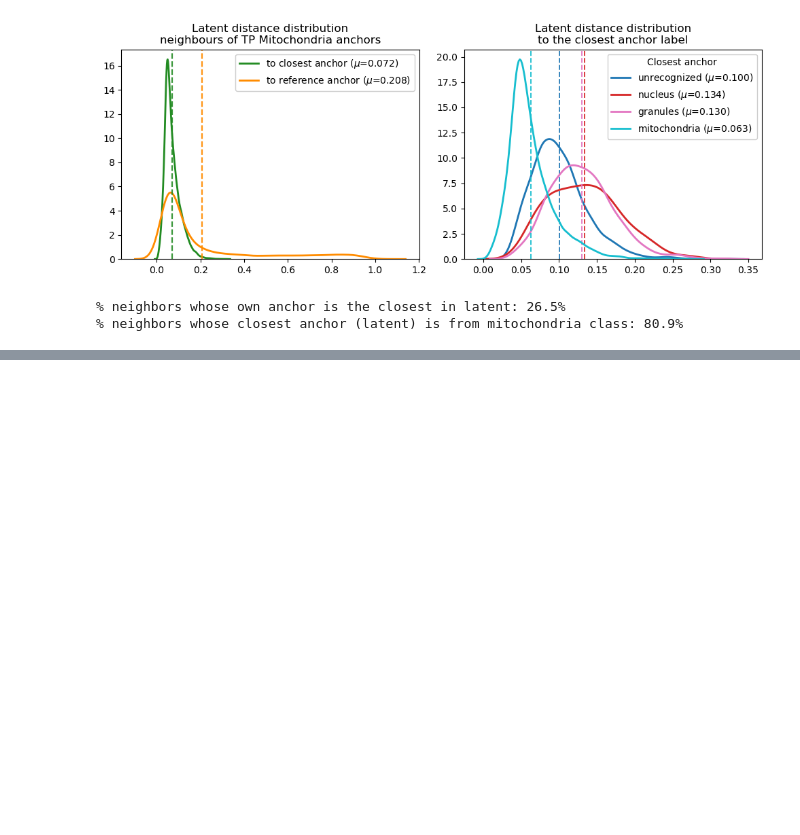
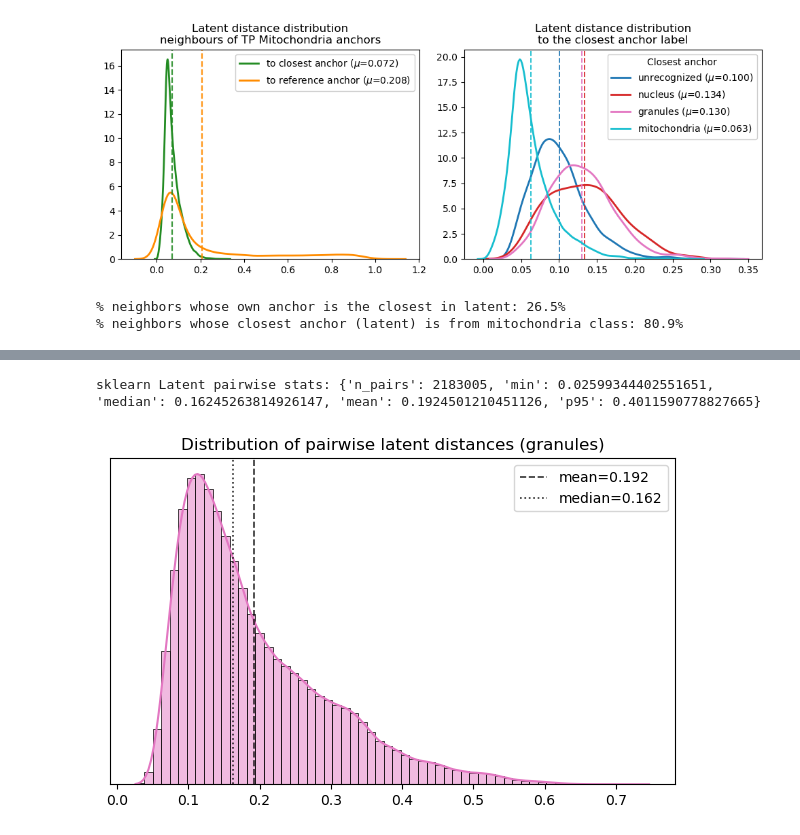
Before and after one commit to shei-dark/HDN, a Jupyter notebook: statistical_analysis.ipynb, the cells around one changed output, grey strips where cells are left out. Saved outputs shown, nothing was run; the diff lists cells and outputs as text; code cells hidden in the pictures; blank space fills up the shorter version.

```diff
--- a/statistical_analysis.ipynb
+++ b/statistical_analysis.ipynb
@@ -538,0 +592,11 @@ print(f"% neighbors whose closest anchor (latent) is from mitochondria class: {p
+# %%
+granules_Z = np.vstack(TP_granules['latent'].values).astype(np.float32)
+D = pairwise_distances(granules_Z, metric='euclidean')
+iu = np.triu_indices_from(D, k=1)
+d_lat = D[iu]
+
+print("sklearn Latent pairwise stats:", describe(d_lat))
+plot_pairwise_latent_distances(d_lat, 2)
+# %% [output]
+sklearn Latent pairwise stats: {'n_pairs': 2183005, 'min': 0.02599344402551651, 'median': 0.16245263814926147, 'mean': 0.1924501210451126, 'p95': 0.4011590778827665}
+[figure, added]
```
Also changed, not shown: parts of 5 cells of this notebook.
